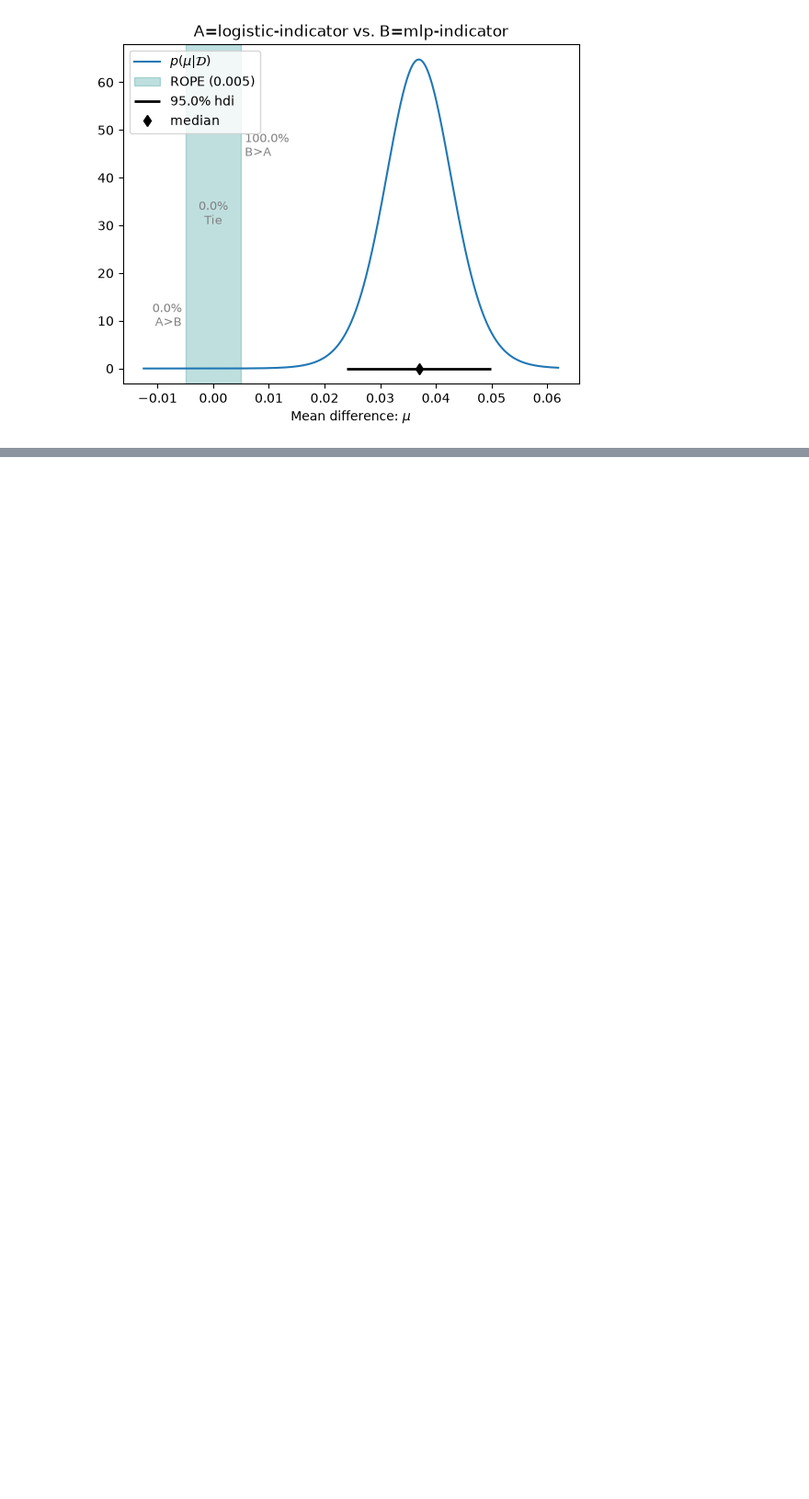
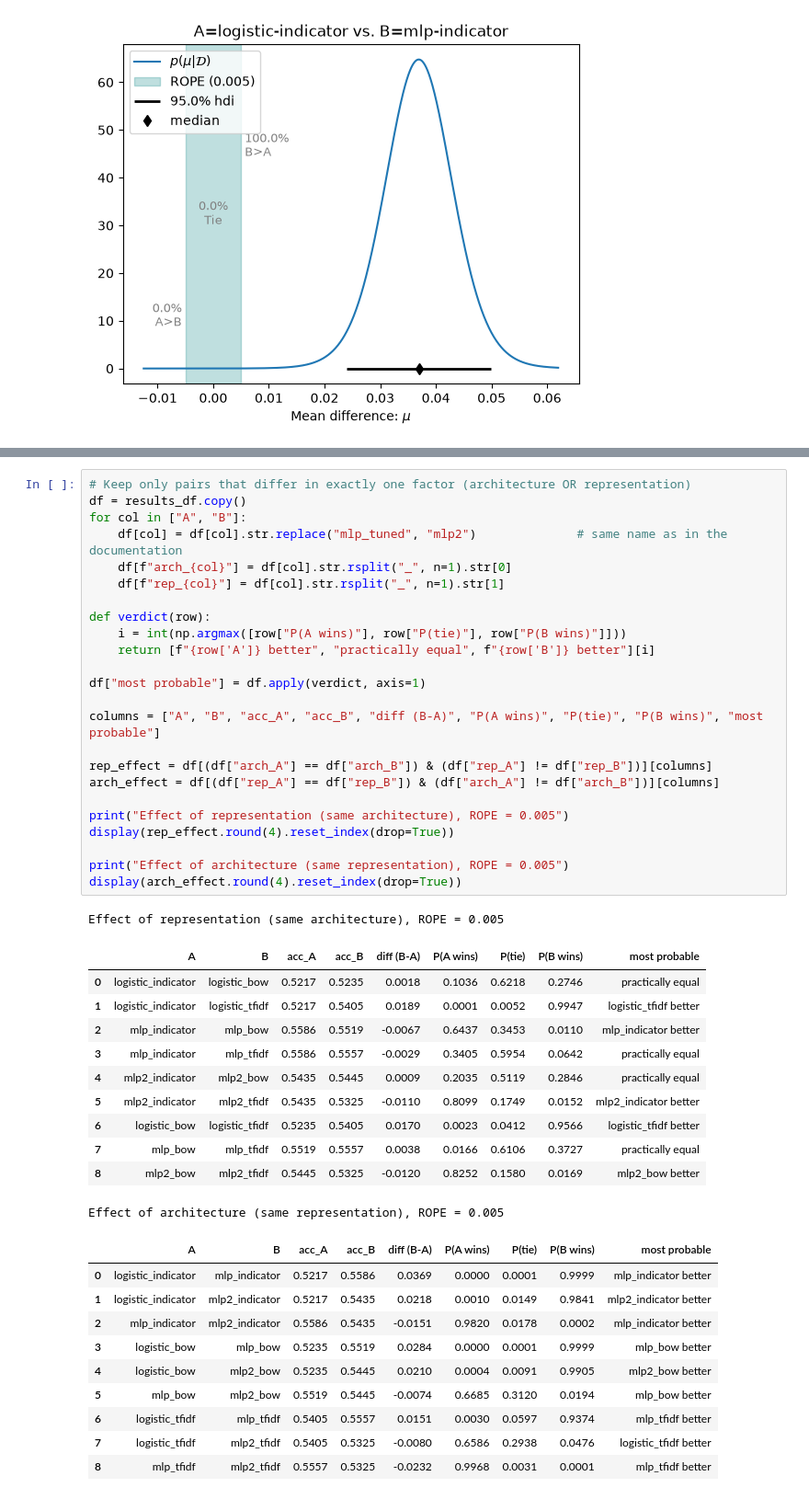
Before and after one commit to PepBaggen/nlp1-project, a Jupyter notebook: notebooks/project1.ipynb, the cells around one changed output, grey strips where cells are left out. Shown at 92% size. Saved outputs shown, nothing was run; the diff lists cells and outputs as text; blank space fills up the shorter version.

```diff
--- a/notebooks/project1.ipynb
+++ b/notebooks/project1.ipynb
@@ -310,0 +344,47 @@ A=logistic_indicator B=mlp_indicator: P(A wins)=0.0000 P(Tie)=0.0001 P(B wins)=0
+# %%
+# Keep only pairs that differ in exactly one factor (architecture OR representation)
+df = results_df.copy()
+for col in ["A", "B"]:
+    df[col] = df[col].str.replace("mlp_tuned", "mlp2")              # same name as in the documentation
+    df[f"arch_{col}"] = df[col].str.rsplit("_", n=1).str[0]
+    df[f"rep_{col}"] = df[col].str.rsplit("_", n=1).str[1]
+
+def verdict(row):
+    i = int(np.argmax([row["P(A wins)"], row["P(tie)"], row["P(B wins)"]]))
+    return [f"{row['A']} better", "practically equal", f"{row['B']} better"][i]
+
+df["most probable"] = df.apply(verdict, axis=1)
+
+columns = ["A", "B", "acc_A", "acc_B", "diff (B-A)", "P(A wins)", "P(tie)", "P(B wins)", "most probable"]
+
+rep_effect = df[(df["arch_A"] == df["arch_B"]) & (df["rep_A"] != df["rep_B"])][columns]
+arch_effect = df[(df["rep_A"] == df["rep_B"]) & (df["arch_A"] != df["arch_B"])][columns]
+
+print("Effect of representation (same architecture), ROPE = 0.005")
+display(rep_effect.round(4).reset_index(drop=True))
+
+print("Effect of architecture (same representation), ROPE = 0.005")
+display(arch_effect.round(4).reset_index(drop=True))
+# %% [output]
+Effect of representation (same architecture), ROPE = 0.005
+|  | A | B | acc_A | acc_B | diff (B-A) | P(A wins) | P(tie) | P(B wins) | most probable |
+| 0 | logistic_indicator | logistic_bow | 0.5217 | 0.5235 | 0.0018 | 0.1036 | 0.6218 | 0.2746 | practically equal |
+| 1 | logistic_indicator | logistic_tfidf | 0.5217 | 0.5405 | 0.0189 | 0.0001 | 0.0052 | 0.9947 | logistic_tfidf better |
+| 2 | mlp_indicator | mlp_bow | 0.5586 | 0.5519 | -0.0067 | 0.6437 | 0.3453 | 0.0110 | mlp_indicator better |
+| 3 | mlp_indicator | mlp_tfidf | 0.5586 | 0.5557 | -0.0029 | 0.3405 | 0.5954 | 0.0642 | practically equal |
+| 4 | mlp2_indicator | mlp2_bow | 0.5435 | 0.5445 | 0.0009 | 0.2035 | 0.5119 | 0.2846 | practically equal |
+| 5 | mlp2_indicator | mlp2_tfidf | 0.5435 | 0.5325 | -0.0110 | 0.8099 | 0.1749 | 0.0152 | mlp2_indicator better |
+| 6 | logistic_bow | logistic_tfidf | 0.5235 | 0.5405 | 0.0170 | 0.0023 | 0.0412 | 0.9566 | logistic_tfidf better |
+| 7 | mlp_bow | mlp_tfidf | 0.5519 | 0.5557 | 0.0038 | 0.0166 | 0.6106 | 0.3727 | practically equal |
+| 8 | mlp2_bow | mlp2_tfidf | 0.5445 | 0.5325 | -0.0120 | 0.8252 | 0.1580 | 0.0169 | mlp2_bow better |
+Effect of architecture (same representation), ROPE = 0.005
+|  | A | B | acc_A | acc_B | diff (B-A) | P(A wins) | P(tie) | P(B wins) | most probable |
+| 0 | logistic_indicator | mlp_indicator | 0.5217 | 0.5586 | 0.0369 | 0.0000 | 0.0001 | 0.9999 | mlp_indicator better |
+| 1 | logistic_indicator | mlp2_indicator | 0.5217 | 0.5435 | 0.0218 | 0.0010 | 0.0149 | 0.9841 | mlp2_indicator better |
+| 2 | mlp_indicator | mlp2_indicator | 0.5586 | 0.5435 | -0.0151 | 0.9820 | 0.0178 | 0.0002 | mlp_indicator better |
+| 3 | logistic_bow | mlp_bow | 0.5235 | 0.5519 | 0.0284 | 0.0000 | 0.0001 | 0.9999 | mlp_bow better |
+| 4 | logistic_bow | mlp2_bow | 0.5235 | 0.5445 | 0.0210 | 0.0004 | 0.0091 | 0.9905 | mlp2_bow better |
+| 5 | mlp_bow | mlp2_bow | 0.5519 | 0.5445 | -0.0074 | 0.6685 | 0.3120 | 0.0194 | mlp_bow better |
+| 6 | logistic_tfidf | mlp_tfidf | 0.5405 | 0.5557 | 0.0151 | 0.0030 | 0.0597 | 0.9374 | mlp_tfidf better |
+| 7 | logistic_tfidf | mlp2_tfidf | 0.5405 | 0.5325 | -0.0080 | 0.6586 | 0.2938 | 0.0476 | logistic_tfidf better |
+| 8 | mlp_tfidf | mlp2_tfidf | 0.5557 | 0.5325 | -0.0232 | 0.9968 | 0.0031 | 0.0001 | mlp_tfidf better |
```
Also changed, not shown: parts of 4 cells of this notebook, 3 other files.
